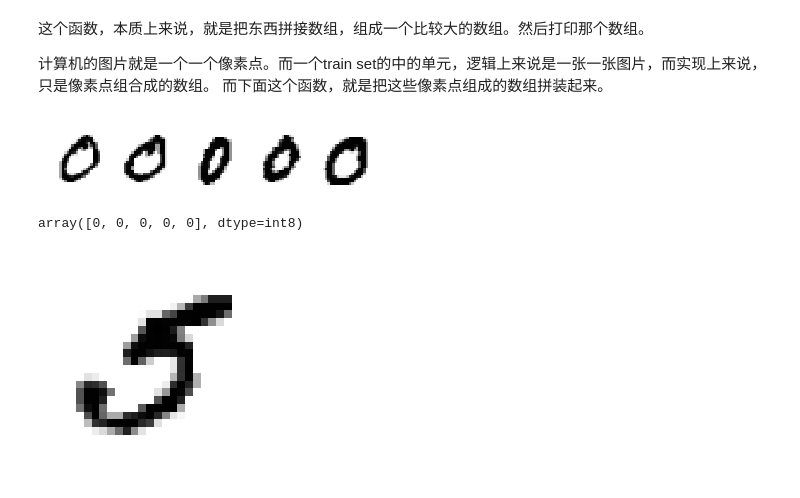
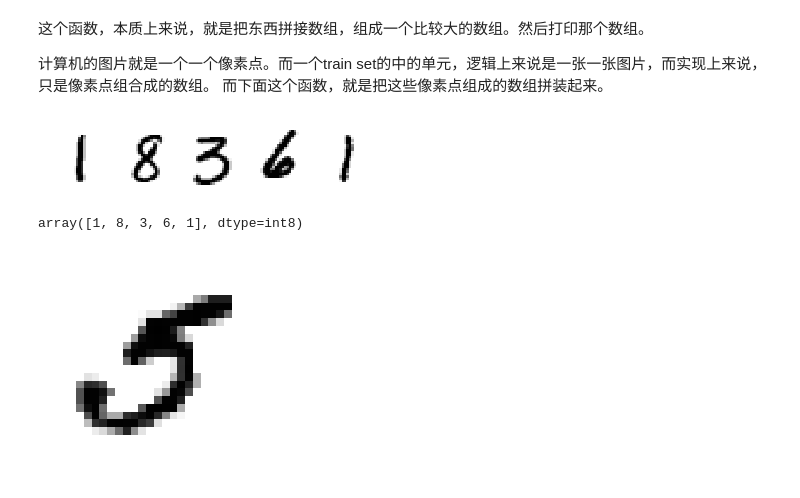
Before and after one commit to ageron/handson-ml, a Jupyter notebook: myNoteBook/chpater3.ipynb, the cells around one changed output. Drawn from its saved outputs; the diff is of its cells as text; code cells hidden in the pictures.

```diff
--- a/myNoteBook/chpater3.ipynb
+++ b/myNoteBook/chpater3.ipynb
@@ -32,5 +32,9 @@ mnist["data"],mnist["target"]
 # %%
 X, y = mnist["data"], mnist["target"]
 X.shape
-x_train, x_test, y_train, y_test = X[:60000], X[60000:], y[:60000], y[60000:]
+X_train, x_test, y_train, y_test = X[:60000], X[60000:], y[:60000], y[60000:]
+
+import numpy as np
+shuffle_index = np.random.permutation(60000)
+X_train, y_train = X_train[shuffle_index], y_train[shuffle_index]
 # %%
@@ -65,15 +69,15 @@ def plot_digits(instances, images_per_row=10, **options):
 # %%
 import matplotlib
 import matplotlib.pyplot as plt
 
-plot_digits(x_train[:5])
+plot_digits(X_train[:5])
 plt.show()
 # %% [output]
-[figure, old version]
+[figure, new version]
 # %%
 y_train[:5]
 # %% [output]
-array([0, 0, 0, 0, 0], dtype=int8)
+array([1, 8, 3, 6, 1], dtype=int8)
 # %%
 %matplotlib inline
 
```
Also changed, not shown: parts of 46 cells of this notebook, 1 other file.
